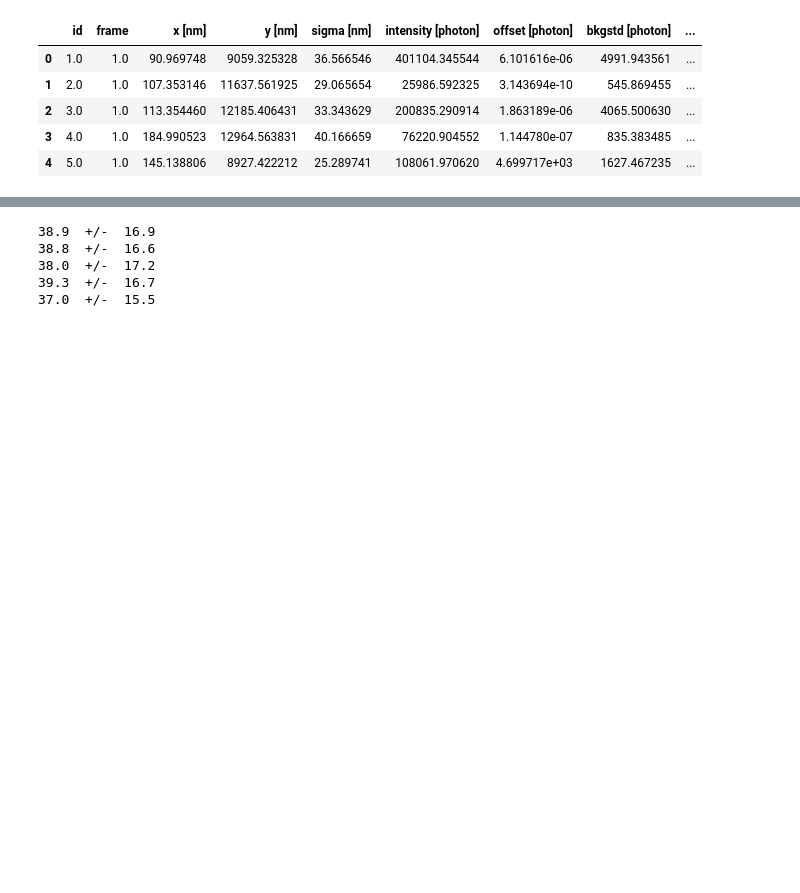
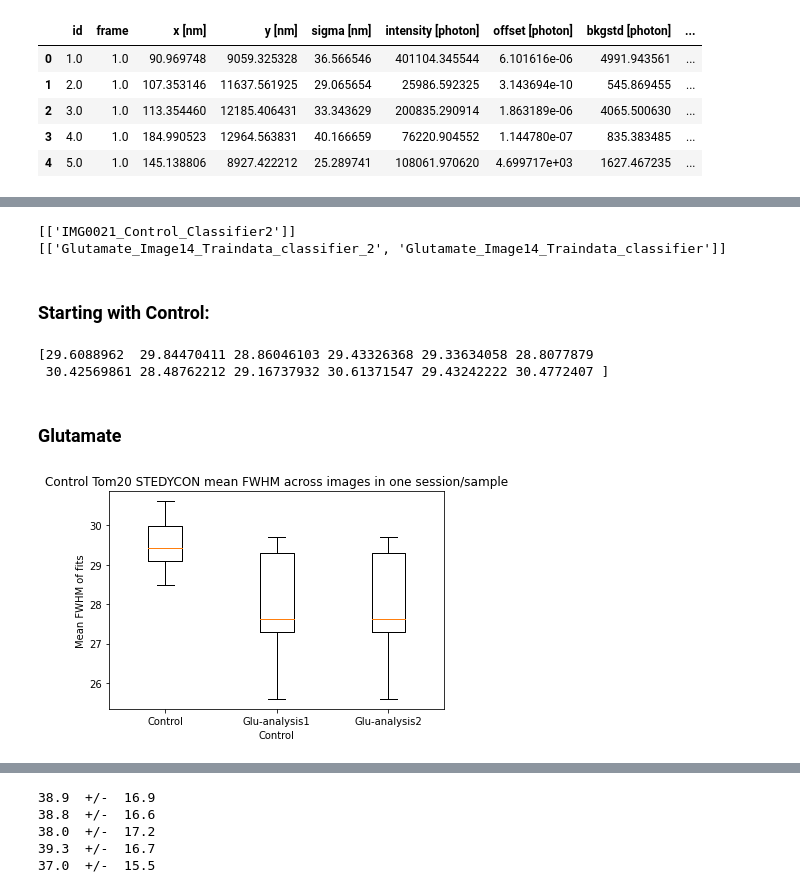
Before and after one commit to stephmeyer/STEDMitosActivity, a Jupyter notebook: Mitos_spot_analysis.ipynb, the cells around one changed output, grey strips where cells are left out. Cells and saved outputs as stored; diff of their text form; code cells hidden in the pictures; blank space fills up the shorter version.

Commit message:
Update Mitos_spot_analysis.ipynb
Starting to analyze the TStorm FWHM results

```diff
--- a/Mitos_spot_analysis.ipynb
+++ b/Mitos_spot_analysis.ipynb
@@ -151,0 +169,73 @@ df_glutamate_control_1.head()
+# %%
+print(C_subfolders)
+print(Glu_subfolders)
+# %% [output]
+[['IMG0021_Control_Classifier2']]
+[['Glutamate_Image14_Traindata_classifier_2', 'Glutamate_Image14_Traindata_classifier']]
+# %% [markdown]
+###  Starting with Control:
+# %%
+C_FWHM_mean_all = []
+C_FWHM_std_all = []
+C_FWHM_all = []
+for sample in C_TStormResults_all:
+    num_images = len(sample[0])
+    C_FWHM_mean = np.zeros(num_images)
+    C_FWHM_std = np.zeros(num_images)
+    C_FWHM_mean_temp = []
+    C_FWHM_std_temp = []
+    C_FWHM_temp = []
+    for analysis in sample:
+        C_FWHM = analysis[0]['sigma [nm]']
+        for i in range(num_images):
+            C_FWHM_mean[i] = analysis[i].mean()['sigma [nm]']
+            C_FWHM_std[i] = analysis[i].std()['sigma [nm]']
+            if i!=0:
+                C_FWHM.append(analysis[i]['sigma [nm]'],ignore_index = True)
+        C_FWHM_mean_temp = C_FWHM_mean_temp + [C_FWHM_mean]
+        C_FWHM_std_temp = C_FWHM_std_temp = [C_FWHM_std]
+        C_FWHM_temp = C_FWHM_temp +[C_FWHM]
+    C_FWHM_mean_all = C_FWHM_mean_all + [C_FWHM_mean_temp]
+    C_FWHM_std_all = C_FWHM_std_all +[C_FWHM_std_temp]
+    C_FWHM_all = C_FWHM_all + [C_FWHM_temp]
+
+print(C_FWHM_mean_all[0][0])
+# %% [output]
+[29.6088962  29.84470411 28.86046103 29.43326368 29.33634058 28.8077879
+ 30.42569861 28.48762212 29.16737932 30.61371547 29.43242222 30.4772407 ]
+# %% [markdown]
+### Glutamate
+# %%
+Glu_FWHM_mean_all = []
+Glu_FWHM_std_all = []
+Glu_FWHM_all = []
+for sample in Glu_TStormResults_all:
+    num_images = len(sample[0])
+    Glu_FWHM_mean = np.zeros(num_images)
+    Glu_FWHM_std = np.zeros(num_images)
+    Glu_FWHM_mean_temp = []
+    Glu_FWHM_std_temp = []
+    Glu_FWHM_temp = []
+    for analysis in sample:
+        Glu_FWHM = analysis[0]['sigma [nm]']
+        for i in range(num_images):
+            Glu_FWHM_mean[i] = analysis[i].mean()['sigma [nm]']
+            Glu_FWHM_std[i] = analysis[i].std()['sigma [nm]']
+            if i != 0:
+                Glu_FWHM.append(analysis[i]['sigma [nm]'],ignore_index = True)
+        Glu_FWHM_mean_temp = Glu_FWHM_mean_temp + [Glu_FWHM_mean]
+        Glu_FWHM_std_temp = Glu_FWHM_std_temp + [Glu_FWHM_std]
+        Glu_FWHM_temp = Glu_FWHM_temp + [Glu_FWHM]
+    Glu_FWHM_mean_all = Glu_FWHM_mean_all + [Glu_FWHM_mean_temp]
+    Glu_FWHM_std_all = Glu_FWHM_std_all +[Glu_FWHM_std_temp]
+    Glu_FWHM_all = Glu_FWHM_all +[Glu_FWHM_temp]
+# %%
+data = [C_FWHM_mean_all[0][0], Glu_FWHM_mean_all[0][0], Glu_FWHM_mean_all[0][1]]
+fig1, ax1 = plt.subplots()
+ax1.set_title('Control Tom20 STEDYCON mean FWHM across images in one session/sample')
+ax1.set_xlabel('Control')
+ax1.boxplot(data, labels=['Control','Glu-analysis1','Glu-analysis2'])
+ax1.set_ylabel('Mean FWHM of fits')
+plt.show()
+# %% [output]
+[figure, added]
```
Also changed, not shown: parts of 15 cells of this notebook.
